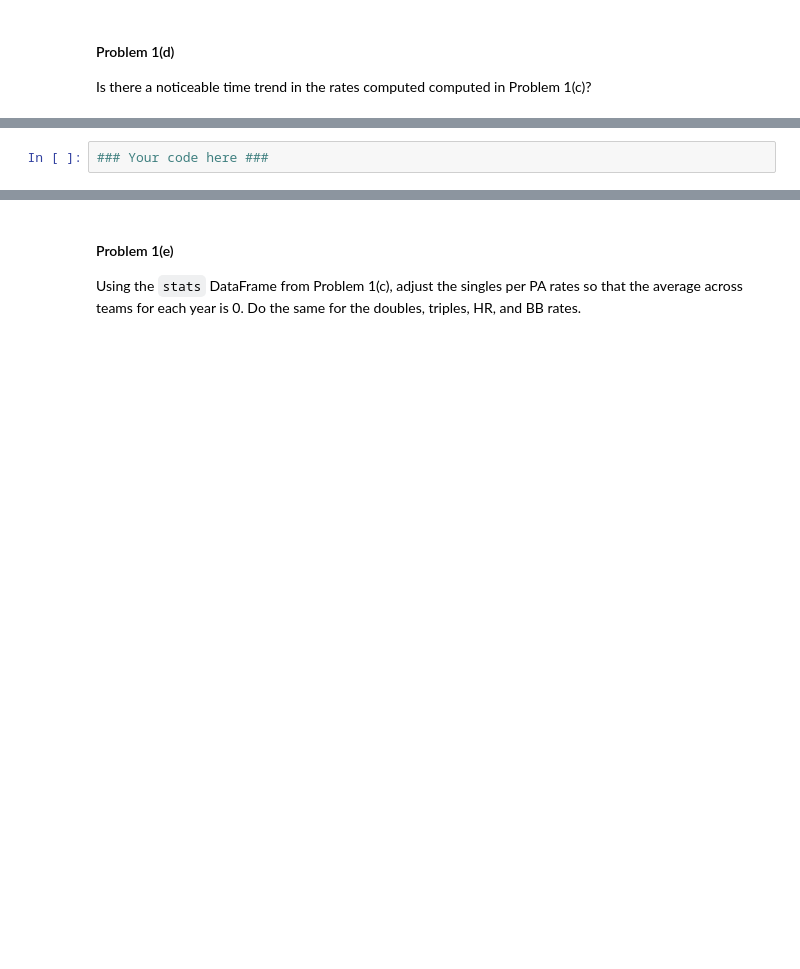
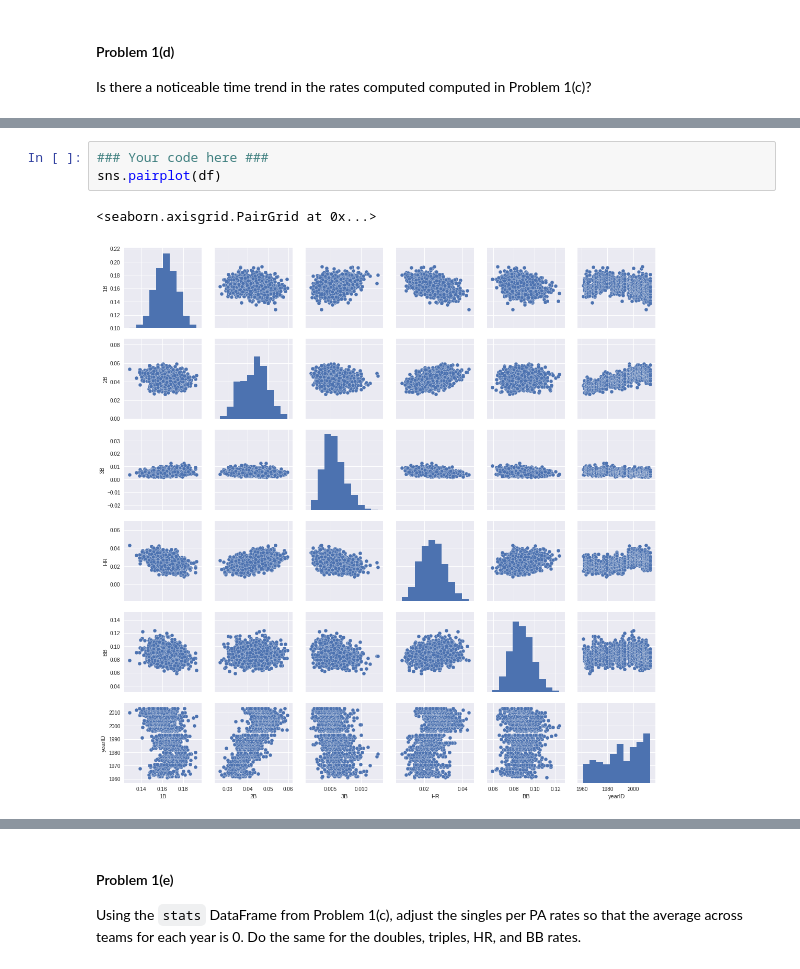
Before and after one commit to dndln/2014, a Jupyter notebook: homework/HW3_working.ipynb, the cells around one changed output, grey strips where cells are left out. Cells and saved outputs as stored; diff of their text form; blank space fills up the shorter version.

```diff
--- a/homework/HW3_working.ipynb
+++ b/homework/HW3_working.ipynb
@@ -139,2 +155,6 @@ Is there a noticeable time trend in the rates computed computed in Problem 1(c)?
 # %%
 ### Your code here ###
+sns.pairplot(df)
+# %% [output]
+<seaborn.axisgrid.PairGrid at 0x...>
+[figure, added]
```
Also changed, not shown: parts of 14 cells of this notebook, 1 other file.
